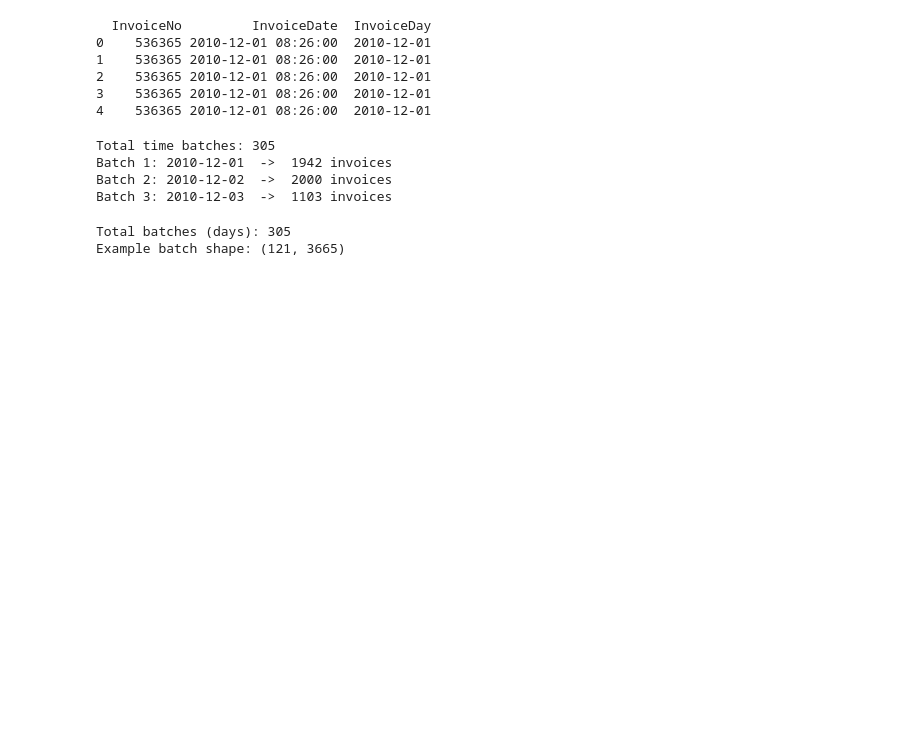
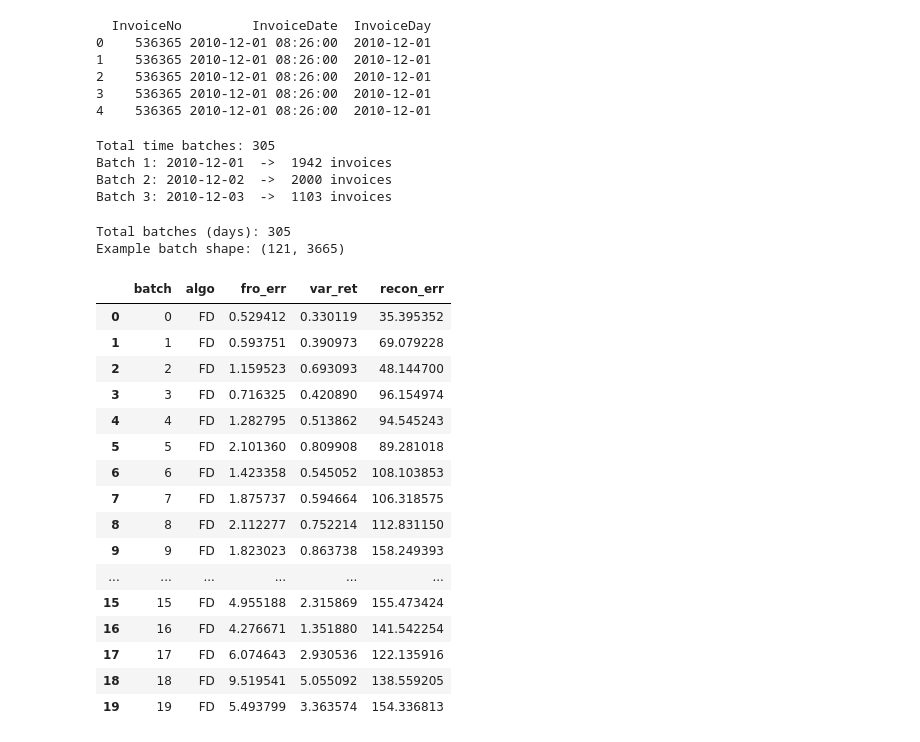
Before and after one commit to parmidamardi/CDM-MatrixMonitor-FP, a Jupyter notebook: CDM‑MatrixMonitor‑FP.ipynb, the cells around one changed output. Cells and saved outputs as stored; diff of their text form; code cells hidden in the pictures; blank space fills up the shorter version.

Commit message:
Phase 5:  Add Reconstruction Error + Frobenius Error and Variance Retained

```diff
--- a/CDM‑MatrixMonitor‑FP.ipynb
+++ b/CDM‑MatrixMonitor‑FP.ipynb
@@ -234,6 +255,8 @@ def variance_retained(A, B):
 # %%
 metrics = {
-    "batch": [], "algo": [], "fro_err": [], "var_ret": []
+    "batch": [], "algo": [],
+    "fro_err": [], "var_ret": [],
+    "recon_err": []
 }
 
 k = 50
@@ -249,13 +272,15 @@ for i, A_batch in enumerate(stream_batches):
     metrics["algo"].append("GRP")
     metrics["fro_err"].append(frobenius_error(A, B_grp))
     metrics["var_ret"].append(variance_retained(A, B_grp))
+    metrics["recon_err"].append(reconstruction_error(A, B_grp, method='GRP'))
 
-    # # --- IPCA ---
+    # --- IPCA ---
     # B_ipca, V_ipca = incremental_pca_sketch(A, k)
     # metrics["batch"].append(i)
     # metrics["algo"].append("IPCA")
     # metrics["fro_err"].append(frobenius_error(A, B_ipca))
     # metrics["var_ret"].append(variance_retained(A, B_ipca))
+    # metrics["recon_err"].append(reconstruction_error(A, B_ipca, method='IPCA', components=V_ipca))
 
     # # --- FD ---
     # B_fd = frequent_directions_sketch(A, k, B=B_fd)
@@ -263,16 +288,28 @@ for i, A_batch in enumerate(stream_batches):
     # metrics["algo"].append("FD")
     # metrics["fro_err"].append(frobenius_error(A, B_fd))
     # metrics["var_ret"].append(variance_retained(A, B_fd))
+    # metrics["recon_err"].append(reconstruction_error(A, B_fd, method='FD'))
 # %%
+metrics = {
+    "batch": [], "algo": [],
+    "fro_err": [], "var_ret": [],
+    "recon_err": []
+}
+
+k = 50
+B_fd = None
+V_ipca = None
+
 for i, A_batch in enumerate(stream_batches):
     A = A_batch.values
 
-    # # --- GRP ---
+    # --- GRP ---
     # B_grp = gaussian_random_projection_sketch(A, k)
     # metrics["batch"].append(i)
     # metrics["algo"].append("GRP")
     # metrics["fro_err"].append(frobenius_error(A, B_grp))
     # metrics["var_ret"].append(variance_retained(A, B_grp))
+    # metrics["recon_err"].append(reconstruction_error(A, B_grp, method='GRP'))
 
     # --- IPCA ---
     B_ipca, V_ipca = incremental_pca_sketch(A, k)
@@ -280,6 +317,7 @@ for i, A_batch in enumerate(stream_batches):
     metrics["algo"].append("IPCA")
     metrics["fro_err"].append(frobenius_error(A, B_ipca))
     metrics["var_ret"].append(variance_retained(A, B_ipca))
+    metrics["recon_err"].append(reconstruction_error(A, B_ipca, method='IPCA', components=V_ipca))
 
     # # --- FD ---
     # B_fd = frequent_directions_sketch(A, k, B=B_fd)
@@ -287,7 +325,18 @@ for i, A_batch in enumerate(stream_batches):
     # metrics["algo"].append("FD")
     # metrics["fro_err"].append(frobenius_error(A, B_fd))
     # metrics["var_ret"].append(variance_retained(A, B_fd))
+    # metrics["recon_err"].append(reconstruction_error(A, B_fd, method='FD'))
 # %%
+metrics = {
+    "batch": [], "algo": [],
+    "fro_err": [], "var_ret": [],
+    "recon_err": []
+}
+
+k = 50
+B_fd = None
+V_ipca = None
+
 for i, A_batch in enumerate(stream_batches):
     A = A_batch.values
 
@@ -297,13 +346,15 @@ for i, A_batch in enumerate(stream_batches):
     # metrics["algo"].append("GRP")
     # metrics["fro_err"].append(frobenius_error(A, B_grp))
     # metrics["var_ret"].append(variance_retained(A, B_grp))
+    # metrics["recon_err"].append(reconstruction_error(A, B_grp, method='GRP'))
 
-    # # --- IPCA ---
+    # --- IPCA ---
     # B_ipca, V_ipca = incremental_pca_sketch(A, k)
     # metrics["batch"].append(i)
     # metrics["algo"].append("IPCA")
     # metrics["fro_err"].append(frobenius_error(A, B_ipca))
     # metrics["var_ret"].append(variance_retained(A, B_ipca))
+    # metrics["recon_err"].append(reconstruction_error(A, B_ipca, method='IPCA', components=V_ipca))
 
     # # --- FD ---
     B_fd = frequent_directions_sketch(A, k, B=B_fd)
@@ -311,3 +362,25 @@ for i, A_batch in enumerate(stream_batches):
     metrics["algo"].append("FD")
     metrics["fro_err"].append(frobenius_error(A, B_fd))
     metrics["var_ret"].append(variance_retained(A, B_fd))
+    metrics["recon_err"].append(reconstruction_error(A, B_fd, method='FD'))
+# %%
+df_metrics = pd.DataFrame(metrics)
+display(df_metrics.head(20))
+# %% [output]
+|  | batch | algo | fro_err | var_ret | recon_err |
+| 0 | 0 | FD | 0.529412 | 0.330119 | 35.395352 |
+| 1 | 1 | FD | 0.593751 | 0.390973 | 69.079228 |
+| 2 | 2 | FD | 1.159523 | 0.693093 | 48.144700 |
+| 3 | 3 | FD | 0.716325 | 0.420890 | 96.154974 |
+| 4 | 4 | FD | 1.282795 | 0.513862 | 94.545243 |
+| 5 | 5 | FD | 2.101360 | 0.809908 | 89.281018 |
+| 6 | 6 | FD | 1.423358 | 0.545052 | 108.103853 |
+| 7 | 7 | FD | 1.875737 | 0.594664 | 106.318575 |
+| 8 | 8 | FD | 2.112277 | 0.752214 | 112.831150 |
+| 9 | 9 | FD | 1.823023 | 0.863738 | 158.249393 |
+| ... | ... | ... | ... | ... | ... |
+| 15 | 15 | FD | 4.955188 | 2.315869 | 155.473424 |
+| 16 | 16 | FD | 4.276671 | 1.351880 | 141.542254 |
+| 17 | 17 | FD | 6.074643 | 2.930536 | 122.135916 |
+| 18 | 18 | FD | 9.519541 | 5.055092 | 138.559205 |
+| 19 | 19 | FD | 5.493799 | 3.363574 | 154.336813 |
```
Also changed, not shown: parts of 2 cells of this notebook.
